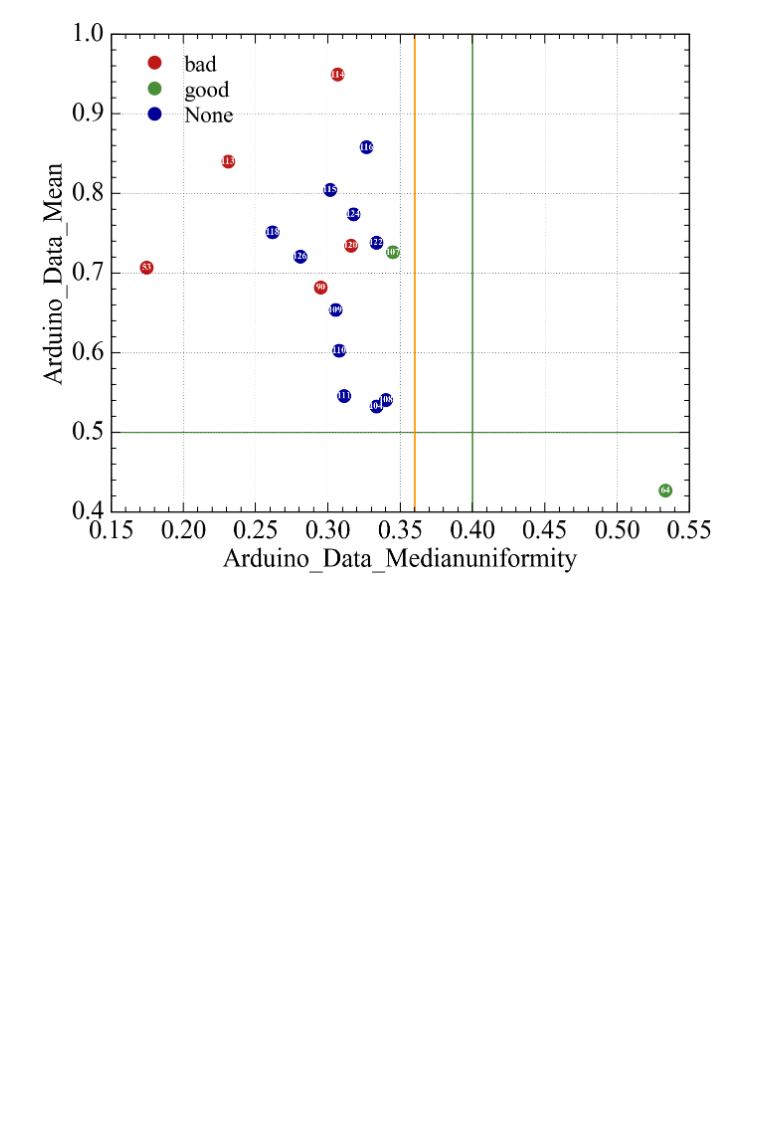
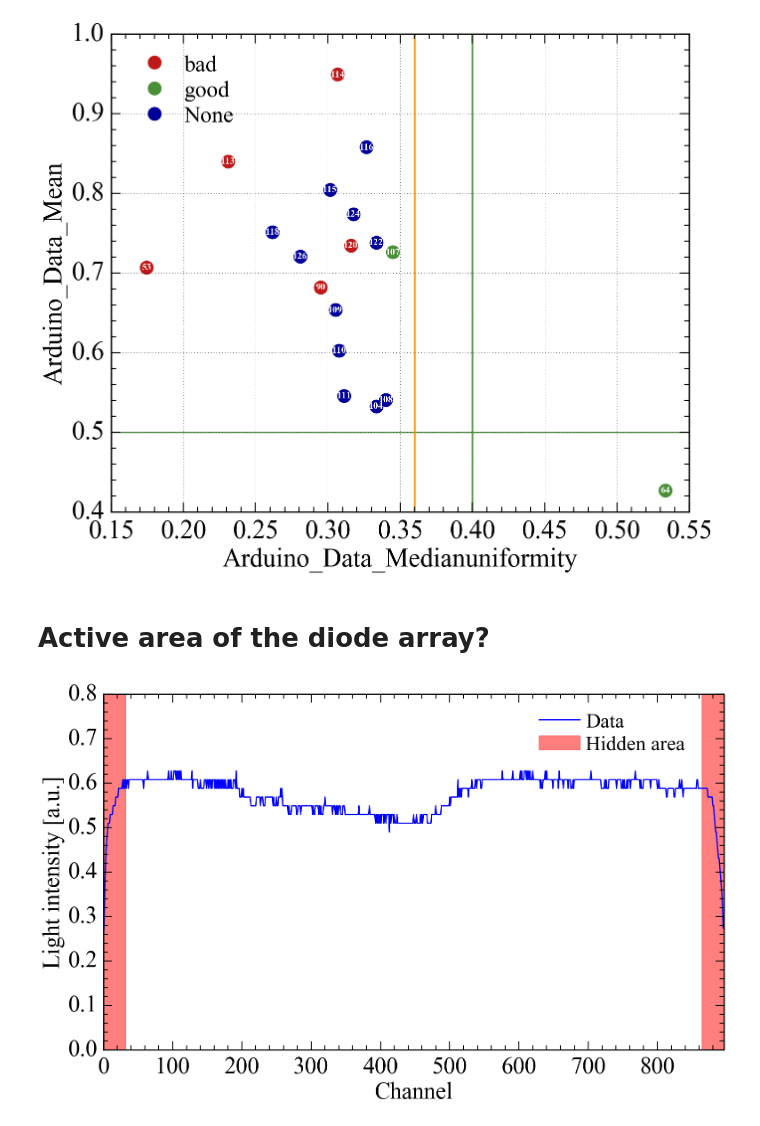
Before and after one commit to Burney222/QA_Lightbar, a Jupyter notebook: Plot_Lightbars.ipynb, the cells around one changed output. Saved outputs shown, nothing was run; the diff lists cells and outputs as text; code cells hidden in the pictures; blank space fills up the shorter version.

```diff
--- a/Plot_Lightbars.ipynb
+++ b/Plot_Lightbars.ipynb
@@ -378,3 +378,19 @@ plt.axvline(0.36, color="gcorange")
 # %% [output]
 <matplotlib.lines.Line2D at 0x...>
 [figure]
+# %% [markdown]
+# Active area of the diode array?
+# %%
+open_data = pd.read_csv("Open_Housing.csv", delim_whitespace=True, comment='#', names=["Ch", "Blue", "Red"])
+mpl.rcParams["figure.figsize"] = 18, 10
+plt.plot(open_data["Blue"], label="Data")
+plt.xlim(0, len(open_data))
+plt.ylim(0, 0.8)
+plt.xlabel("Channel")
+plt.ylabel("Light intensity [a.u.]")
+plt.axvspan(0, 32, color="r", alpha=0.5, label="Hidden area    ")
+plt.axvspan(len(open_data)-32, len(open_data), color="r", alpha=0.5)
+plt.legend()
+plt.minorticks_on()
+# %% [output]
+[figure, added]
```
Also changed, not shown: 14 other files.
